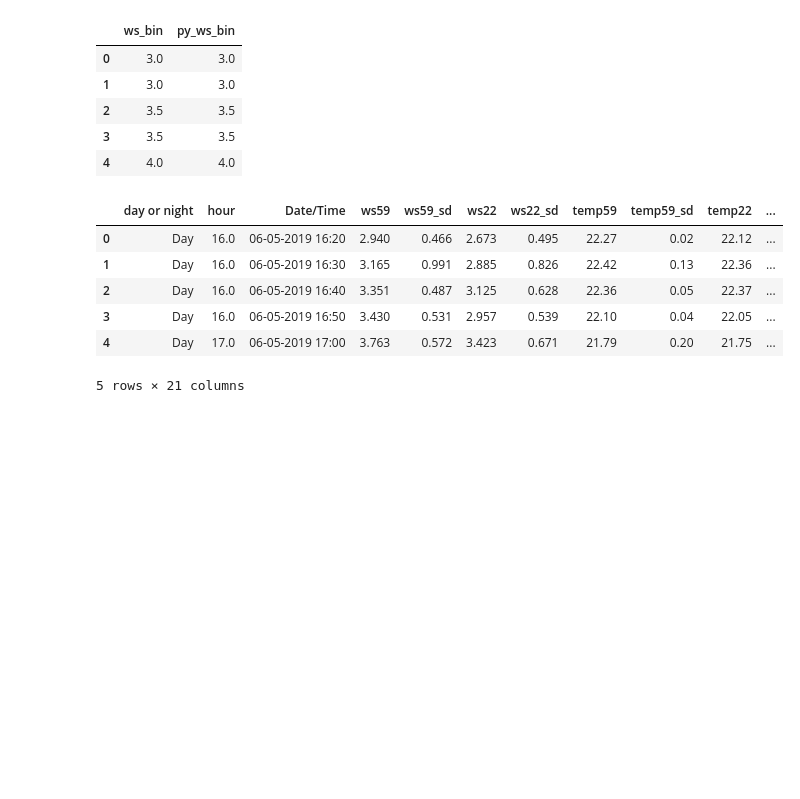
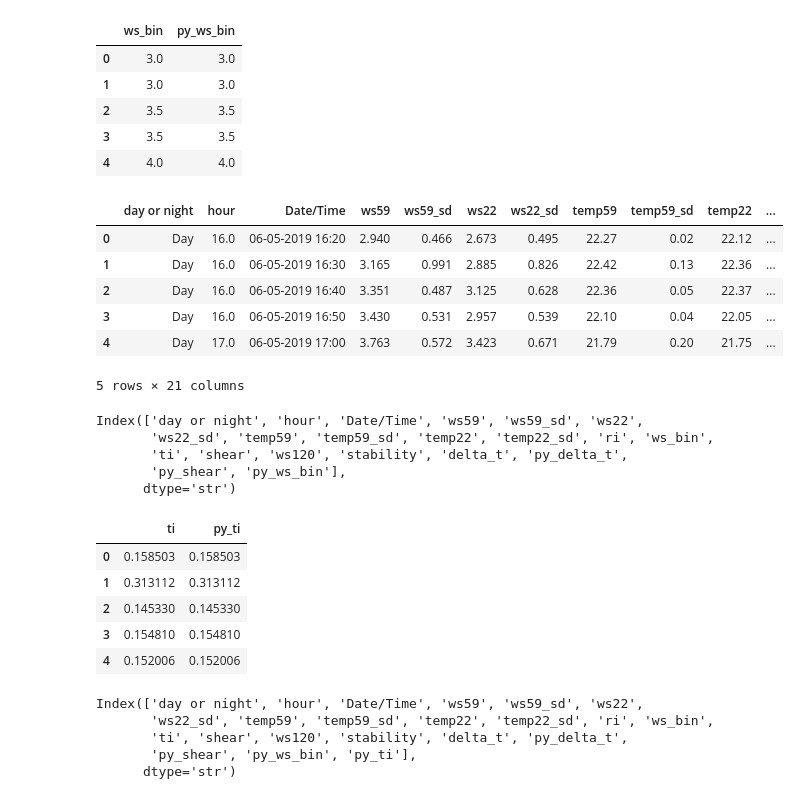
Before and after one commit to Manish-D-Rao/thermal-stability-tool, a Jupyter notebook: notebooks/analysis.ipynb, the cells around one changed output. Drawn from its saved outputs; the diff is of its cells as text; code cells hidden in the pictures; blank space fills up the shorter version.

```diff
--- a/notebooks/analysis.ipynb
+++ b/notebooks/analysis.ipynb
@@ -263,3 +262,0 @@ print(thermal_stability.head())
-# %%
-thermal_stability = thermal_stability.drop("fun", axis = 1)
-thermal_stability.head()
@@ -273,5 +263,7 @@ thermal_stability.head()
 # %%
 def calculate_shear(u1, u2):
+    if not u1 or not u2:
+        return ""
     return math.log(u1 / u2)/math.log(59 / 22)
 # %%
 thermal_stability["py_shear"] = thermal_stability.apply(
@@ -289,5 +282,3 @@ thermal_stability.head()
-# %%
-thermal_stability = thermal_stability.drop("shear_python", axis = 1)
 # %%
 thermal_stability.count()
 # %% [output]
@@ -331,3 +322,32 @@ thermal_stability.head()
 | 3 | Day | 16.0 | 06-05-2019 16:50 | 3.430 | 0.531 | 2.957 | 0.539 | 22.10 | 0.04 | 22.05 | ... |
 | 4 | Day | 17.0 | 06-05-2019 17:00 | 3.763 | 0.572 | 3.423 | 0.671 | 21.79 | 0.20 | 21.75 | ... |
 5 rows × 21 columns
+# %%
+thermal_stability.columns
+# %% [output]
+Index(['day or night', 'hour', 'Date/Time', 'ws59', 'ws59_sd', 'ws22',
+       'ws22_sd', 'temp59', 'temp59_sd', 'temp22', 'temp22_sd', 'ri', 'ws_bin',
+       'ti', 'shear', 'ws120', 'stability', 'delta_t', 'py_delta_t',
+       'py_shear', 'py_ws_bin'],
+      dtype='str')
+# %%
+def calculate_ti(u, u_SD):
+    return (u_SD/u)
+# %%
+thermal_stability["py_ti"] = calculate_ti(thermal_stability["ws59"], thermal_stability["ws59_sd"])
+thermal_stability[["ti", "py_ti"]].head()
+# %% [output]
+|  | ti | py_ti |
+| 0 | 0.158503 | 0.158503 |
+| 1 | 0.313112 | 0.313112 |
+| 2 | 0.145330 | 0.145330 |
+| 3 | 0.154810 | 0.154810 |
+| 4 | 0.152006 | 0.152006 |
+# %%
+thermal_stability.columns
+# %% [output]
+Index(['day or night', 'hour', 'Date/Time', 'ws59', 'ws59_sd', 'ws22',
+       'ws22_sd', 'temp59', 'temp59_sd', 'temp22', 'temp22_sd', 'ri', 'ws_bin',
+       'ti', 'shear', 'ws120', 'stability', 'delta_t', 'py_delta_t',
+       'py_shear', 'py_ws_bin', 'py_ti'],
+      dtype='str')
```
Also changed, not shown: parts of 10 cells of this notebook, 2 other files.
